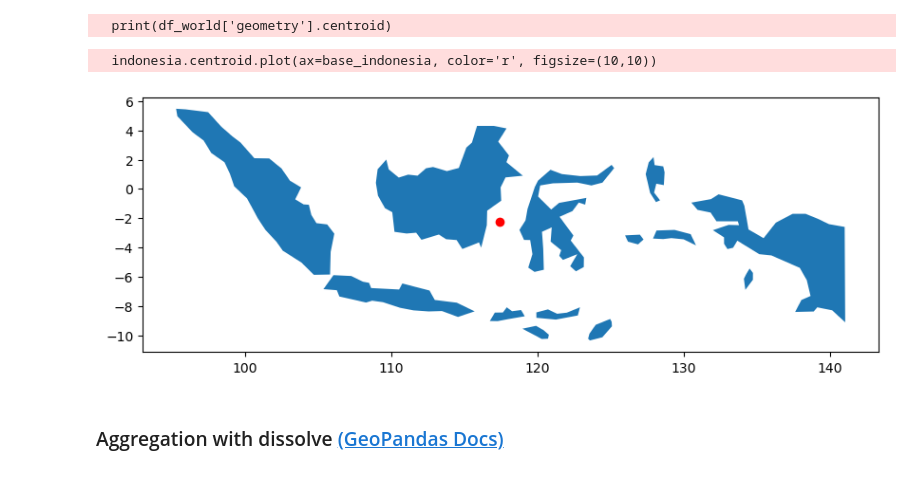
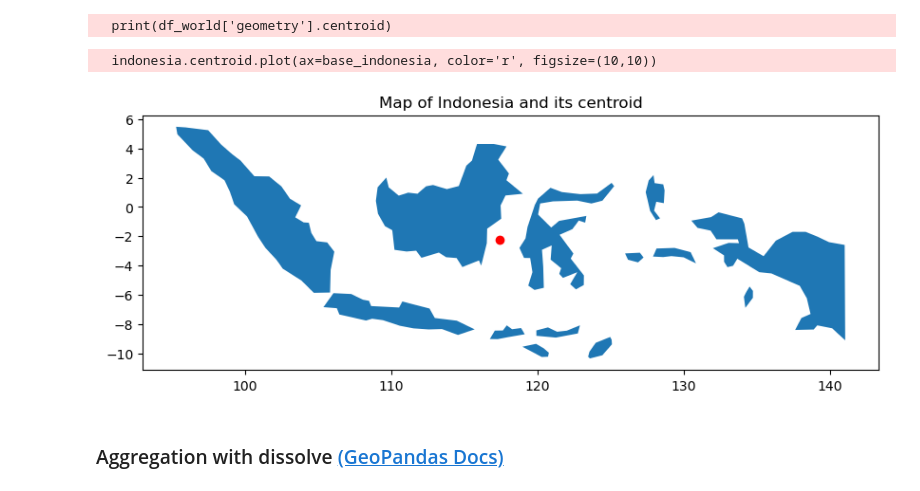
Before and after one commit to carolinadatascience/spatial-data-workshop, a Jupyter notebook: workshop.ipynb, the cells around one changed output. Cells and saved outputs as stored; diff of their text form; code cells hidden in the pictures.

```diff
--- a/workshop.ipynb
+++ b/workshop.ipynb
@@ -146,12 +147,13 @@ Length: 177, dtype: geometry
 # %%
 # Note: Centroid of a Multi-Polygon may not be inside any of the sub-polygons
 indonesia = df_world[df_world['name'] == 'Indonesia']
 base_indonesia = indonesia.plot(figsize=(10,10))
 indonesia.centroid.plot(ax=base_indonesia, color='r', figsize=(10,10))
+plt.title("Map of Indonesia and its centroid")
 plt.show()
 # %% [output]
   indonesia.centroid.plot(ax=base_indonesia, color='r', figsize=(10,10))
-[figure, old version]
+[figure, new version]
 # %% [markdown]
 ### Aggregation with dissolve <a href="https://geopandas.org/en/stable/docs/user_guide/aggregation_with_dissolve.html">(GeoPandas Docs)</a>
 # %% [markdown]
```
Also changed, not shown: parts of 14 cells of this notebook.
